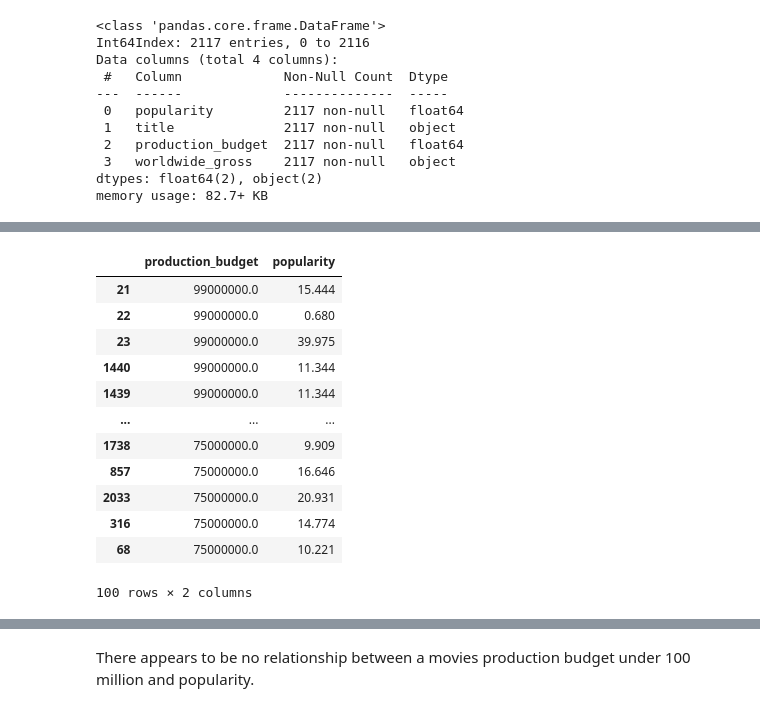
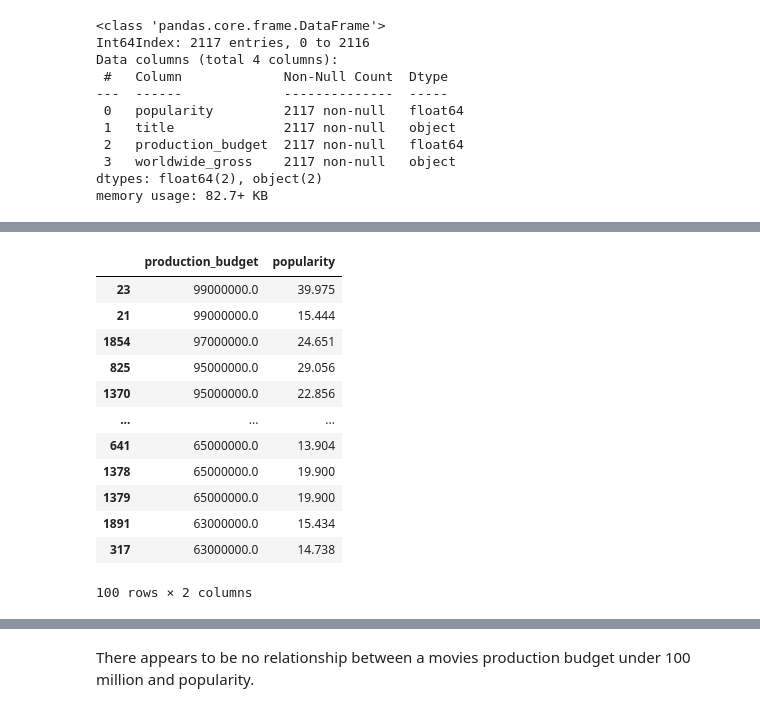
Before and after one commit to Blue723/Microsoft_Movie_Budget, a Jupyter notebook: Microsoft_Movie_Analysis.ipynb, the cells around one changed output, grey strips where cells are left out. Saved outputs shown, nothing was run; the diff lists cells and outputs as text; code cells hidden in the pictures.

```diff
--- a/Microsoft_Movie_Analysis.ipynb
+++ b/Microsoft_Movie_Analysis.ipynb
@@ -362,0 +364,3 @@ memory usage: 82.7+ KB
+# %%
+top_pop_75 = pop_budg[pop_budg['popularity']>=pop_budg['popularity'].describe()[6]]
+top_pop_75.info()
@@ -363,20 +379,20 @@ memory usage: 82.7+ KB
 # %%
 #popularity budget sorted by top 100 production budget
-pop_budg_sort = pop_budg[['production_budget', 'popularity']].sort_values(by='production_budget' ,ascending=False)[:100]
+pop_budg_sort = top_pop_75[['production_budget', 'popularity']].sort_values(by='production_budget',ascending=False)[:100]
 pop_budg_sort
 # %% [output]
 |  | production_budget | popularity |
+| 23 | 99000000.0 | 39.975 |
 | 21 | 99000000.0 | 15.444 |
-| 22 | 99000000.0 | 0.680 |
-| 23 | 99000000.0 | 39.975 |
-| 1440 | 99000000.0 | 11.344 |
-| 1439 | 99000000.0 | 11.344 |
+| 1854 | 97000000.0 | 24.651 |
+| 825 | 95000000.0 | 29.056 |
+| 1370 | 95000000.0 | 22.856 |
 | ... | ... | ... |
-| 1738 | 75000000.0 | 9.909 |
-| 857 | 75000000.0 | 16.646 |
-| 2033 | 75000000.0 | 20.931 |
-| 316 | 75000000.0 | 14.774 |
-| 68 | 75000000.0 | 10.221 |
+| 641 | 65000000.0 | 13.904 |
+| 1378 | 65000000.0 | 19.900 |
+| 1379 | 65000000.0 | 19.900 |
+| 1891 | 63000000.0 | 15.434 |
+| 317 | 63000000.0 | 14.738 |
 100 rows × 2 columns
 # %%
 pop_budg_sort[['production_budget', 'popularity']].describe()
```
Also changed, not shown: parts of 29 cells of this notebook, 2 other files.
